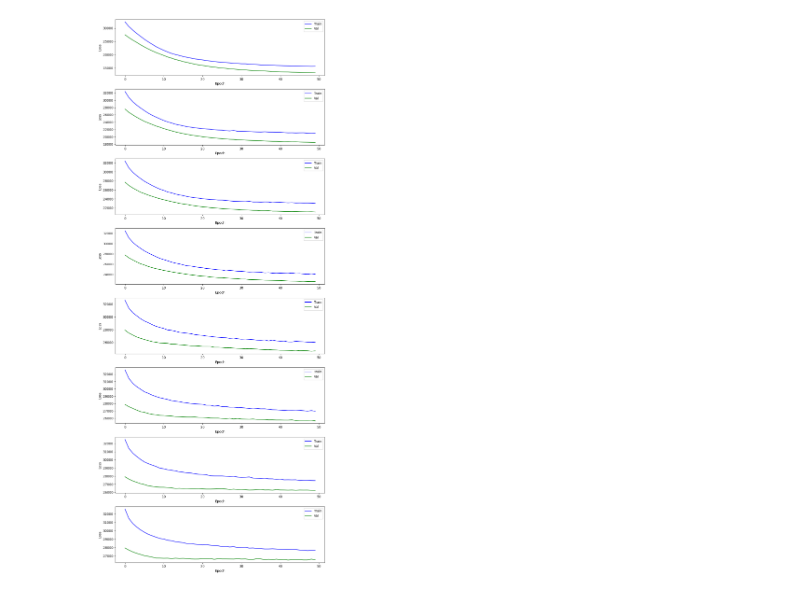
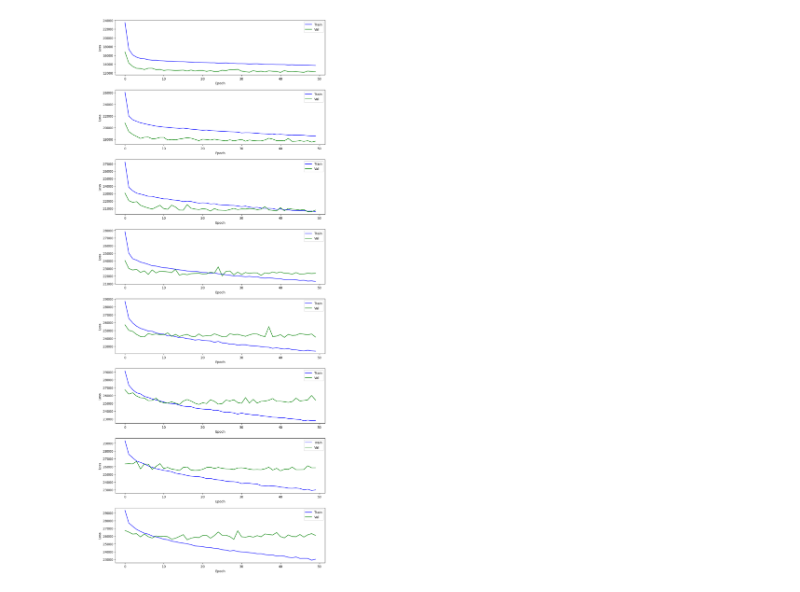
Before and after one commit to obhlivoj/System-Imbalance-Forecasting, a Jupyter notebook: models/ML/Local_Train.ipynb, the cells around one changed output. Cells and saved outputs as stored; diff of their text form; code cells hidden in the pictures.

```diff
--- a/models/ML/Local_Train.ipynb
+++ b/models/ML/Local_Train.ipynb
@@ -53,5 +45,5 @@ Training loss of epoch 5: 25855.69655064174
 ... (88 outputs left out)
 # %%
-inference_helpers.arrange_figures_in_rows(n_rows=num_models, prefix="XYZ_exact")
+inference_helpers.arrange_figures_in_rows(n_rows=num_models, prefix="no_forward_exact")
 # %% [output]
-[figure, old version]
+[figure, new version]
```
Also changed, not shown: parts of 1 cell of this notebook, 3 other files.
